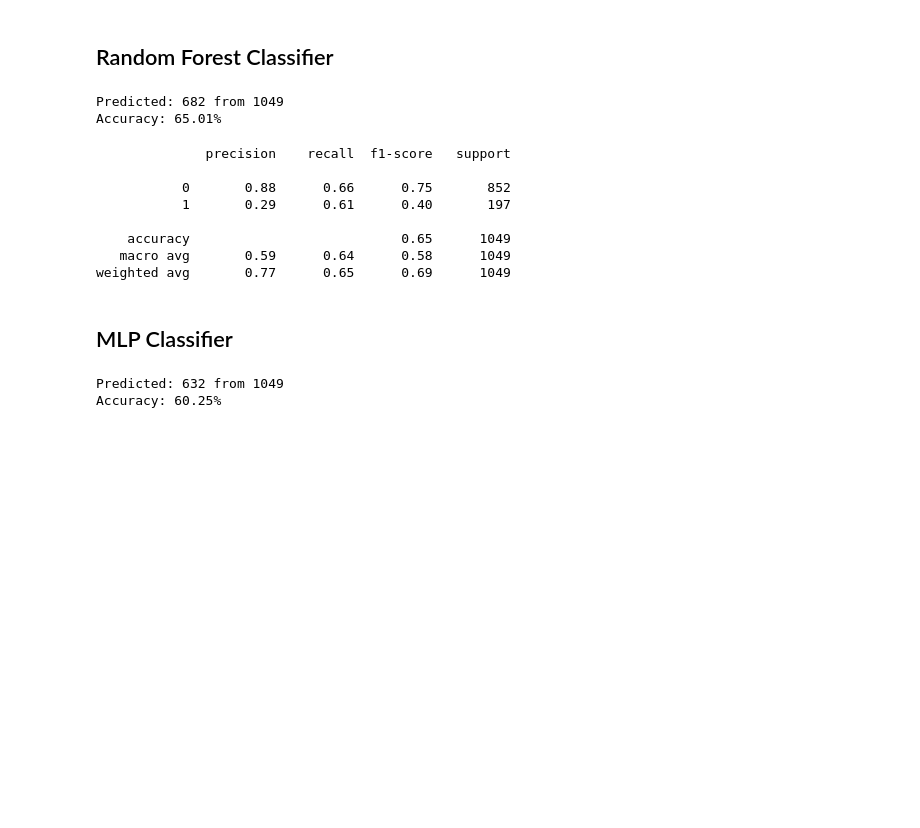
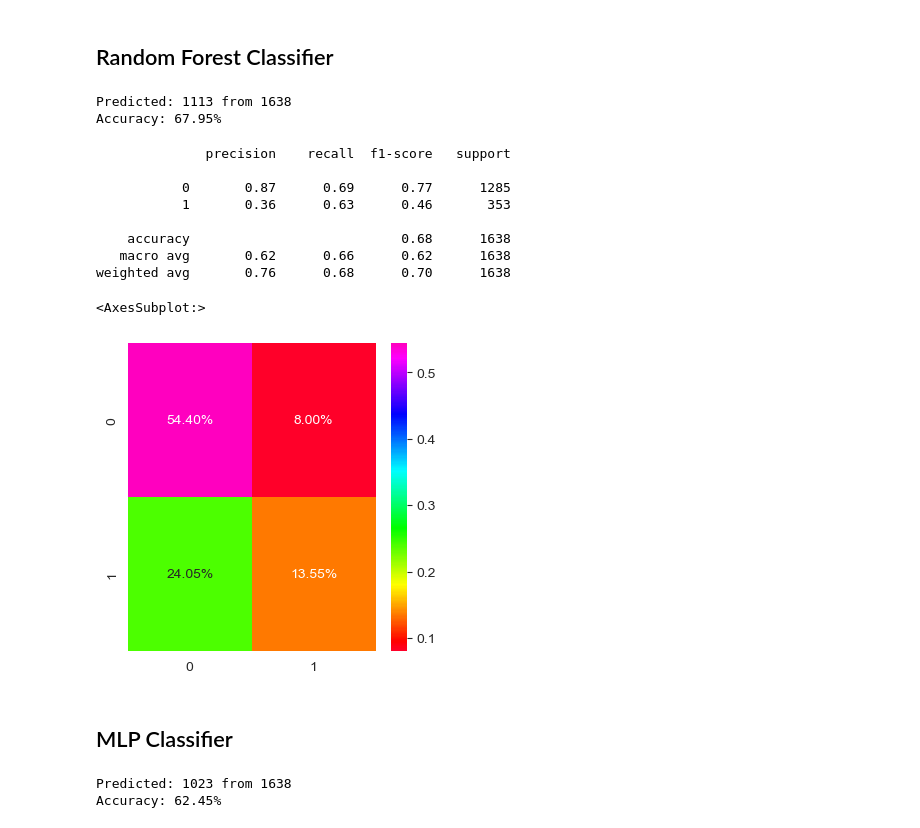
Before and after one commit to LexaMart/OOD, a Jupyter notebook: lab1_v2.ipynb, the cells around one changed output. Saved outputs shown, nothing was run; the diff lists cells and outputs as text; code cells hidden in the pictures; blank space fills up the shorter version.

```diff
--- a/lab1_v2.ipynb
+++ b/lab1_v2.ipynb
@@ -104,7 +106,7 @@ sns.pairplot(data = df)
 x = df.drop(['Potability'],axis=True)
 y = df['Potability']
 
-x_train,x_test,y_train,y_test = tts(x,y,test_size=0.32, random_state = 50)
+x_train,x_test,y_train,y_test = tts(x,y,test_size=0.5, random_state = 10)
 # %%
 print(x.describe())
 print("\n\n")
@@ -141,19 +143,25 @@ Acc_rfc_norm = accuracy_score(y_test, y_RFC)
 print("Predicted:", Acc_rfc, "from", len(y_test))
 print(f'Accuracy: {Acc_rfc_norm*100:.2f}%')
 # %% [output]
-Predicted: 682 from 1049
-Accuracy: 65.01%
+Predicted: 1113 from 1638
+Accuracy: 67.95%
 # %%
 print(classification_report(y_RFC,y_test))
 # %% [output]
               precision    recall  f1-score   support
 
-           0       0.88      0.66      0.75       852
-           1       0.29      0.61      0.40       197
+           0       0.87      0.69      0.77      1285
+           1       0.36      0.63      0.46       353
 
-    accuracy                           0.65      1049
-   macro avg       0.59      0.64      0.58      1049
-weighted avg       0.77      0.65      0.69      1049
+    accuracy                           0.68      1638
+   macro avg       0.62      0.66      0.62      1638
+weighted avg       0.76      0.68      0.70      1638
+# %%
+cmr = confusion_matrix(y_test, y_RFC)
+sns.heatmap(cmr/np.sum(cmr), annot=True, fmt='0.2%', cmap='gist_rainbow')
+# %% [output]
+<AxesSubplot:>
+[figure, added]
 # %% [markdown]
 ## MLP Classifier
 # %%
@@ -166,5 +174,5 @@ Acc_mlp_norm = accuracy_score(y_test, y_MLP)
 print("Predicted:", Acc_mlp, "from", len(y_test))
 print(f'Accuracy: {Acc_mlp_norm*100:.2f}%')
 # %% [output]
-Predicted: 632 from 1049
-Accuracy: 60.25%
+Predicted: 1023 from 1638
+Accuracy: 62.45%
```
Also changed, not shown: parts of 6 cells of this notebook.
